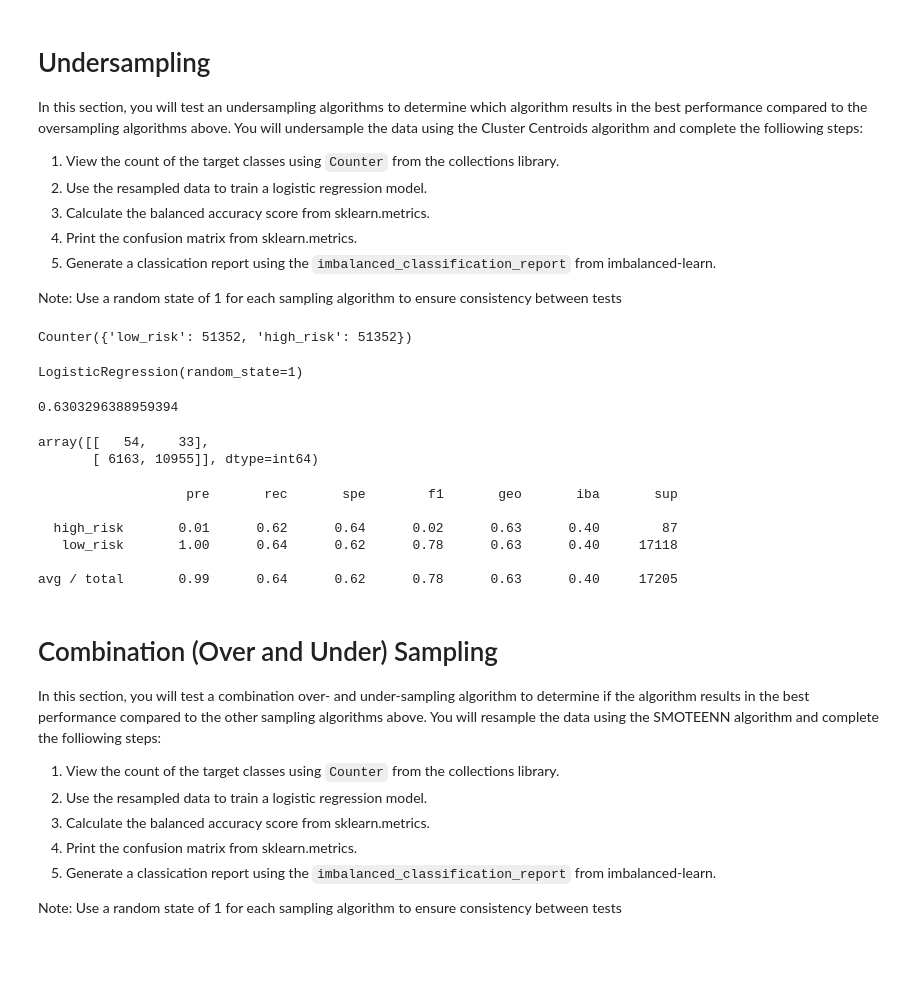
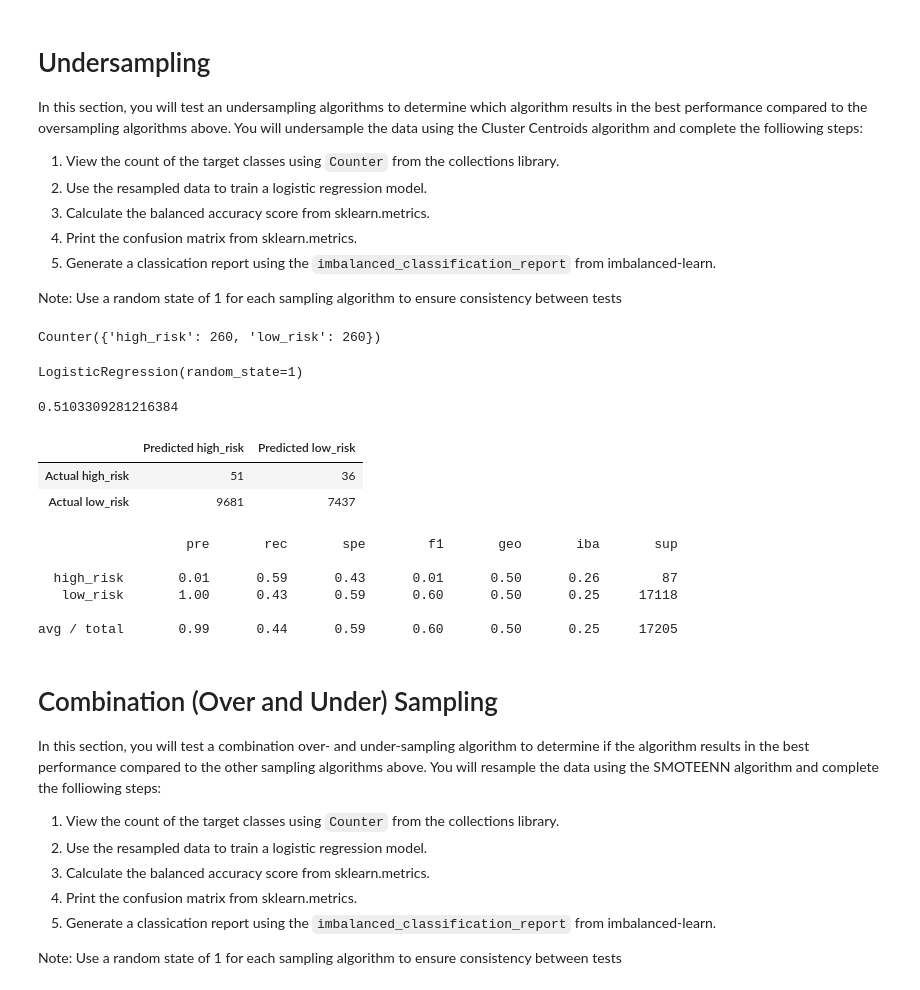
Before and after one commit to dennisphan/17_Credit_Risk_Analysis, a Jupyter notebook: credit_risk_resampling.ipynb, the cells around one changed output. Drawn from its saved outputs; the diff is of its cells as text; code cells hidden in the pictures; blank space fills up the shorter version.

```diff
--- a/credit_risk_resampling.ipynb
+++ b/credit_risk_resampling.ipynb
@@ -243,10 +249,10 @@ Note: Use a random state of 1 for each sampling algorithm to ensure consistency
 # Warning: This is a large dataset, and this step may take some time to complete
 from imblearn.under_sampling import ClusterCentroids
 cc = ClusterCentroids(random_state=1)
-X_resampled, y_resampled == cc.fit_resample(X_train, y_train)
+X_resampled, y_resampled = cc.fit_resample(X_train, y_train)
 Counter(y_resampled)
 # %% [output]
-Counter({'low_risk': 51352, 'high_risk': 51352})
+Counter({'high_risk': 260, 'low_risk': 260})
 # %%
 # Train the Logistic Regression model using the resampled data
 model = LogisticRegression(solver='lbfgs', random_state=1)
@@ -258,23 +264,26 @@ LogisticRegression(random_state=1)
 y_pred = model.predict(X_test)
 balanced_accuracy_score(y_test, y_pred)
 # %% [output]
-0.6303296388959394
+0.5103309281216384
 # %%
 # Display the confusion matrix
-confusion_matrix(y_test, y_pred)
+cm = confusion_matrix(y_test, y_pred)
+cm_df = pd.DataFrame(cm, index=["Actual high_risk", "Actual low_risk"], columns=["Predicted high_risk", "Predicted low_risk"])
+cm_df
 # %% [output]
-array([[   54,    33],
-       [ 6163, 10955]], dtype=int64)
+|  | Predicted high_risk | Predicted low_risk |
+| Actual high_risk | 51 | 36 |
+| Actual low_risk | 9681 | 7437 |
 # %%
 # Print the imbalanced classification report
 print(classification_report_imbalanced(y_test, y_pred))
 # %% [output]
                    pre       rec       spe        f1       geo       iba       sup
 
-  high_risk       0.01      0.62      0.64      0.02      0.63      0.40        87
-   low_risk       1.00      0.64      0.62      0.78      0.63      0.40     17118
+  high_risk       0.01      0.59      0.43      0.01      0.50      0.26        87
+   low_risk       1.00      0.43      0.59      0.60      0.50      0.25     17118
 
-avg / total       0.99      0.64      0.62      0.78      0.63      0.40     17205
+avg / total       0.99      0.44      0.59      0.60      0.50      0.25     17205
 # %% [markdown]
 # Combination (Over and Under) Sampling
 
```
Also changed, not shown: parts of 7 cells of this notebook.
